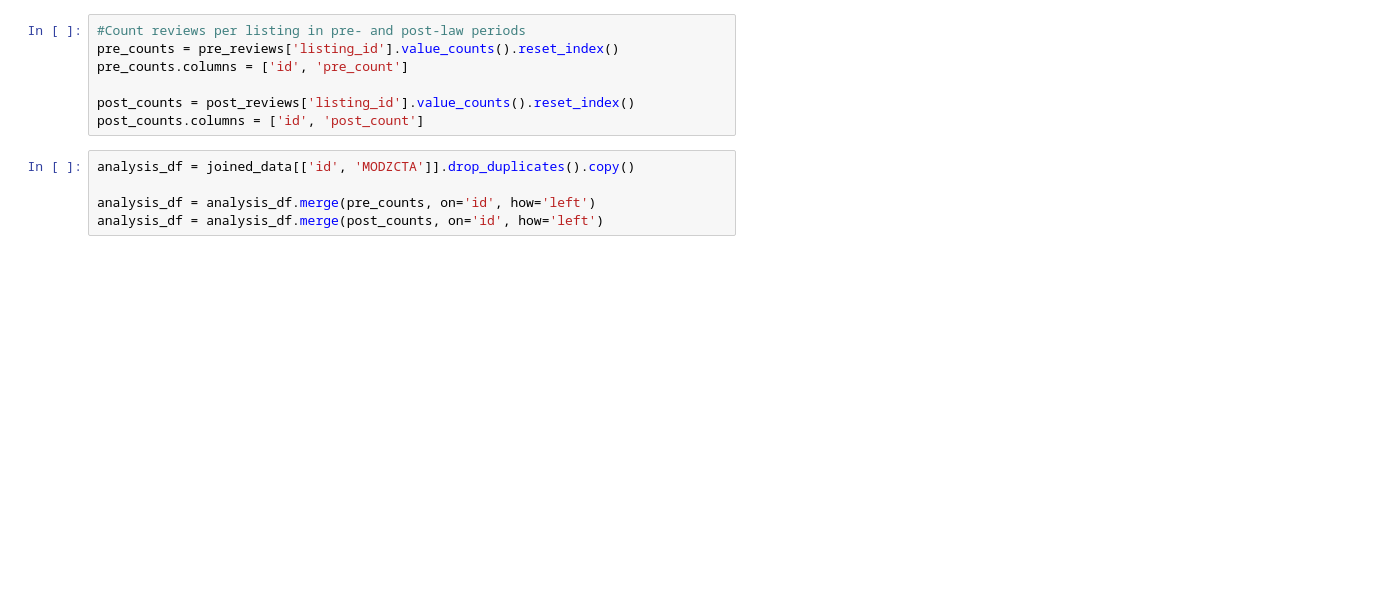
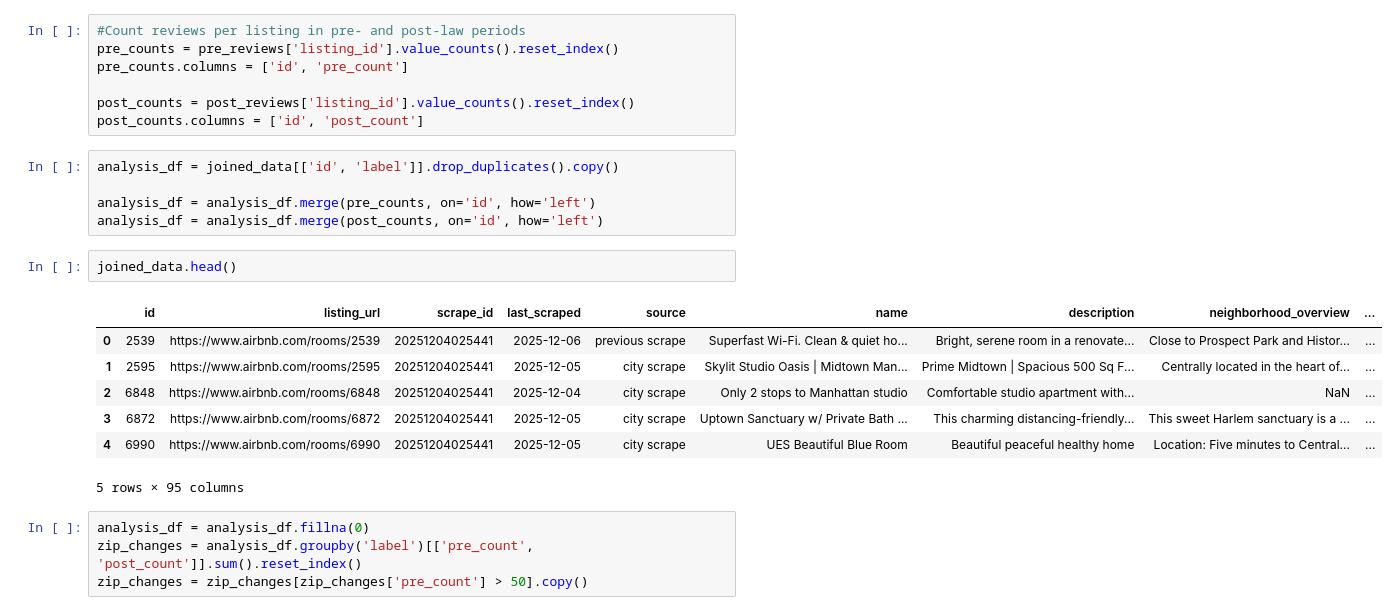
Before and after one commit to JScheble/NYC_AirBnb_Affects, a Jupyter notebook: airbnb_db_init.ipynb, the cells around one changed output. Drawn from its saved outputs; the diff is of its cells as text; blank space fills up the shorter version.

```diff
--- a/airbnb_db_init.ipynb
+++ b/airbnb_db_init.ipynb
@@ -309,7 +308,21 @@ pre_counts.columns = ['id', 'pre_count']
 post_counts = post_reviews['listing_id'].value_counts().reset_index()
 post_counts.columns = ['id', 'post_count']
 # %%
-analysis_df = joined_data[['id', 'MODZCTA']].drop_duplicates().copy()
+analysis_df = joined_data[['id', 'label']].drop_duplicates().copy()
 
 analysis_df = analysis_df.merge(pre_counts, on='id', how='left')
 analysis_df = analysis_df.merge(post_counts, on='id', how='left')
+# %%
+joined_data.head()
+# %% [output]
+|  | id | listing_url | scrape_id | last_scraped | source | name | description | neighborhood_overview | ... |
+| 0 | 2539 | https://www.airbnb.com/rooms/2539 | 20251204025441 | 2025-12-06 | previous scrape | Superfast Wi-Fi. Clean & quiet ho... | Bright, serene room in a renovate... | Close to Prospect Park and Histor... | ... |
+| 1 | 2595 | https://www.airbnb.com/rooms/2595 | 20251204025441 | 2025-12-05 | city scrape | Skylit Studio Oasis | Midtown Man... | Prime Midtown | Spacious 500 Sq F... | Centrally located in the heart of... | ... |
+| 2 | 6848 | https://www.airbnb.com/rooms/6848 | 20251204025441 | 2025-12-04 | city scrape | Only 2 stops to Manhattan studio | Comfortable studio apartment with... | NaN | ... |
+| 3 | 6872 | https://www.airbnb.com/rooms/6872 | 20251204025441 | 2025-12-05 | city scrape | Uptown Sanctuary w/ Private Bath ... | This charming distancing-friendly... | This sweet Harlem sanctuary is a ... | ... |
+| 4 | 6990 | https://www.airbnb.com/rooms/6990 | 20251204025441 | 2025-12-05 | city scrape | UES Beautiful Blue Room | Beautiful peaceful healthy home | Location: Five minutes to Central... | ... |
+5 rows × 95 columns
+# %%
+analysis_df = analysis_df.fillna(0)
+zip_changes = analysis_df.groupby('label')[['pre_count', 'post_count']].sum().reset_index()
+zip_changes = zip_changes[zip_changes['pre_count'] > 50].copy()
```
Also changed, not shown: parts of 5 cells of this notebook.
